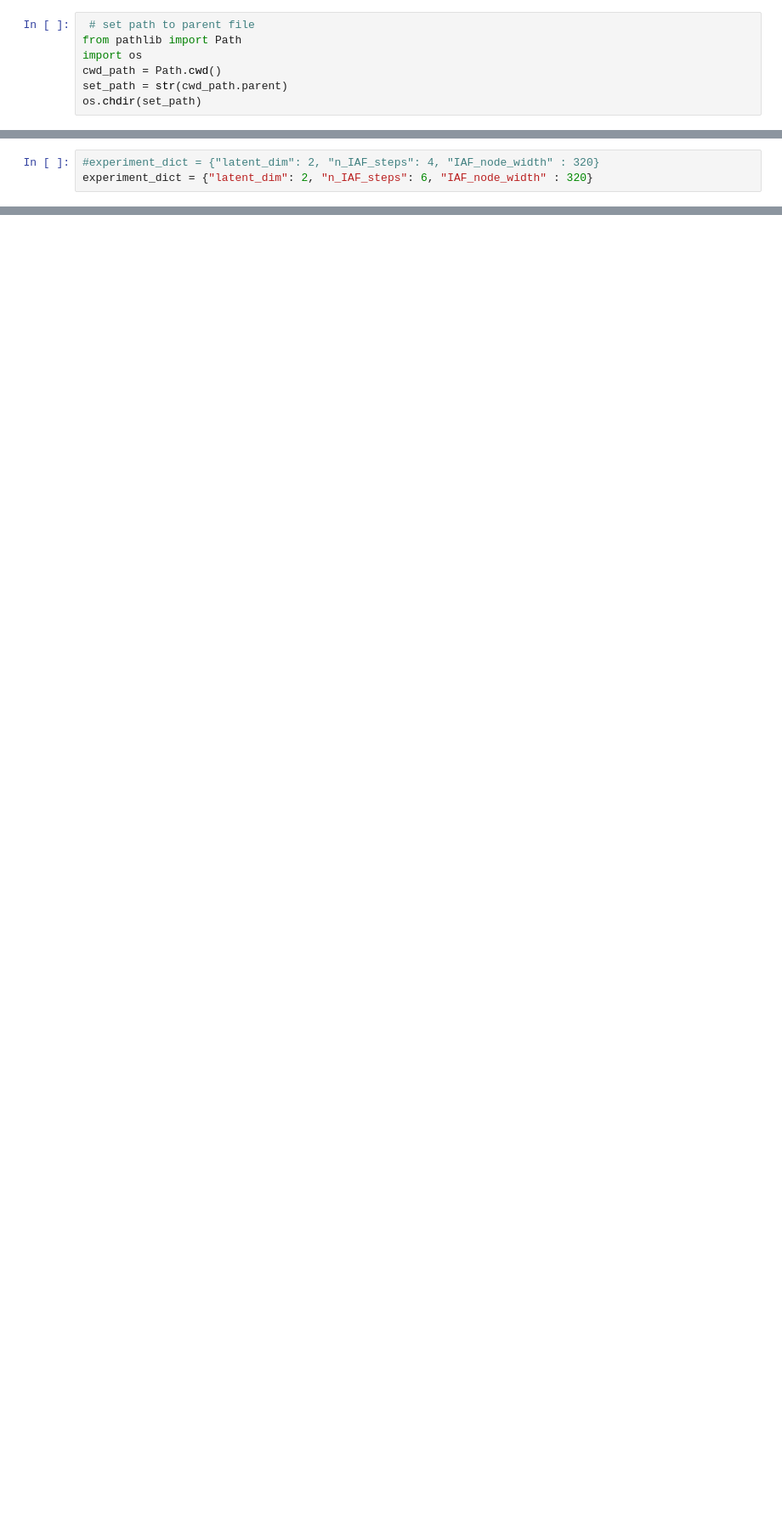
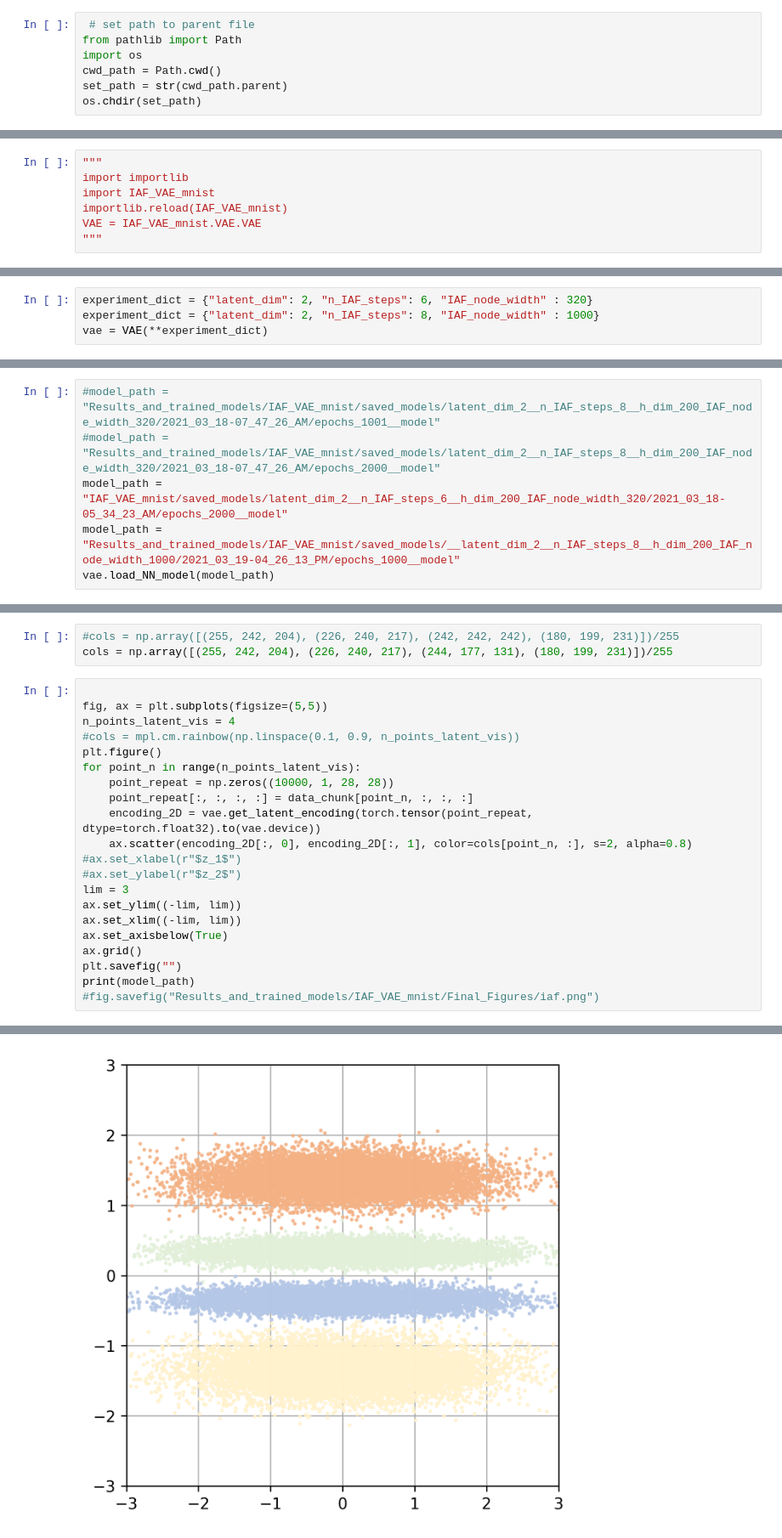
Before and after one commit to lollcat/Autoencoders-deep-dive, a Jupyter notebook: IAF_VAE_mnist/Visualisation.ipynb, the cells around one changed output, grey strips where cells are left out. Shown at 85% size. Saved outputs shown, nothing was run; the diff lists cells and outputs as text; blank space fills up the shorter version.

```diff
--- a/IAF_VAE_mnist/Visualisation.ipynb
+++ b/IAF_VAE_mnist/Visualisation.ipynb
@@ -12 +13,8 @@ import matplotlib as mpl
 import numpy as np
+# %%
+"""
+import importlib
+import IAF_VAE_mnist
+importlib.reload(IAF_VAE_mnist)
+VAE = IAF_VAE_mnist.VAE.VAE
+"""
@@ -16,3 +29,4 @@ from Utils.load_4_point import x_train_4_points
 # %%
-#experiment_dict = {"latent_dim": 2, "n_IAF_steps": 4, "IAF_node_width" : 320}
 experiment_dict = {"latent_dim": 2, "n_IAF_steps": 6, "IAF_node_width" : 320}
+experiment_dict = {"latent_dim": 2, "n_IAF_steps": 8, "IAF_node_width" : 1000}
+vae = VAE(**experiment_dict)
@@ -35,0 +35,6 @@ data_chunk = torch.tensor(x_train_4_points)
+# %%
+#model_path = "Results_and_trained_models/IAF_VAE_mnist/saved_models/latent_dim_2__n_IAF_steps_8__h_dim_200_IAF_node_width_320/2021_03_18-07_47_26_AM/epochs_1001__model"
+#model_path = "Results_and_trained_models/IAF_VAE_mnist/saved_models/latent_dim_2__n_IAF_steps_8__h_dim_200_IAF_node_width_320/2021_03_18-07_47_26_AM/epochs_2000__model"
+model_path = "IAF_VAE_mnist/saved_models/latent_dim_2__n_IAF_steps_6__h_dim_200_IAF_node_width_320/2021_03_18-05_34_23_AM/epochs_2000__model"
+model_path = "Results_and_trained_models/IAF_VAE_mnist/saved_models/__latent_dim_2__n_IAF_steps_8__h_dim_200_IAF_node_width_1000/2021_03_19-04_26_13_PM/epochs_1000__model"
+vae.load_NN_model(model_path)
@@ -35,0 +43,25 @@ data_chunk = torch.tensor(x_train_4_points)
+# %%
+#cols = np.array([(255, 242, 204), (226, 240, 217), (242, 242, 242), (180, 199, 231)])/255
+cols = np.array([(255, 242, 204), (226, 240, 217), (244, 177, 131), (180, 199, 231)])/255
+# %%
+
+fig, ax = plt.subplots(figsize=(5,5))
+n_points_latent_vis = 4
+#cols = mpl.cm.rainbow(np.linspace(0.1, 0.9, n_points_latent_vis))
+plt.figure()
+for point_n in range(n_points_latent_vis):
+    point_repeat = np.zeros((10000, 1, 28, 28))
+    point_repeat[:, :, :, :] = data_chunk[point_n, :, :, :]
+    encoding_2D = vae.get_latent_encoding(torch.tensor(point_repeat, dtype=torch.float32).to(vae.device))
+    ax.scatter(encoding_2D[:, 0], encoding_2D[:, 1], color=cols[point_n, :], s=2, alpha=0.8)
+#ax.set_xlabel(r"$z_1$")
+#ax.set_ylabel(r"$z_2$")
+lim = 3
+ax.set_ylim((-lim, lim))
+ax.set_xlim((-lim, lim))
+ax.set_axisbelow(True)
+ax.grid()
+plt.savefig("")
+print(model_path)
+#fig.savefig("Results_and_trained_models/IAF_VAE_mnist/Final_Figures/iaf.png")
+# %% [output]
@@ -35,0 +69 @@ data_chunk = torch.tensor(x_train_4_points)
+[figure, added]
```
Also changed, not shown: parts of 24 cells of this notebook, 45 other files.
